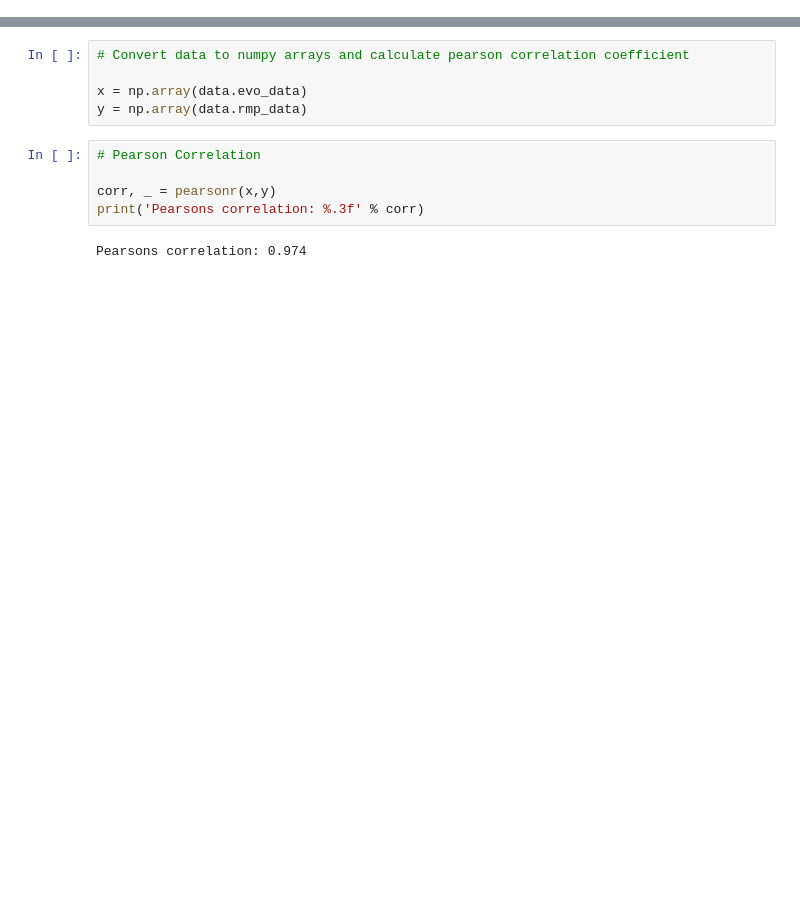
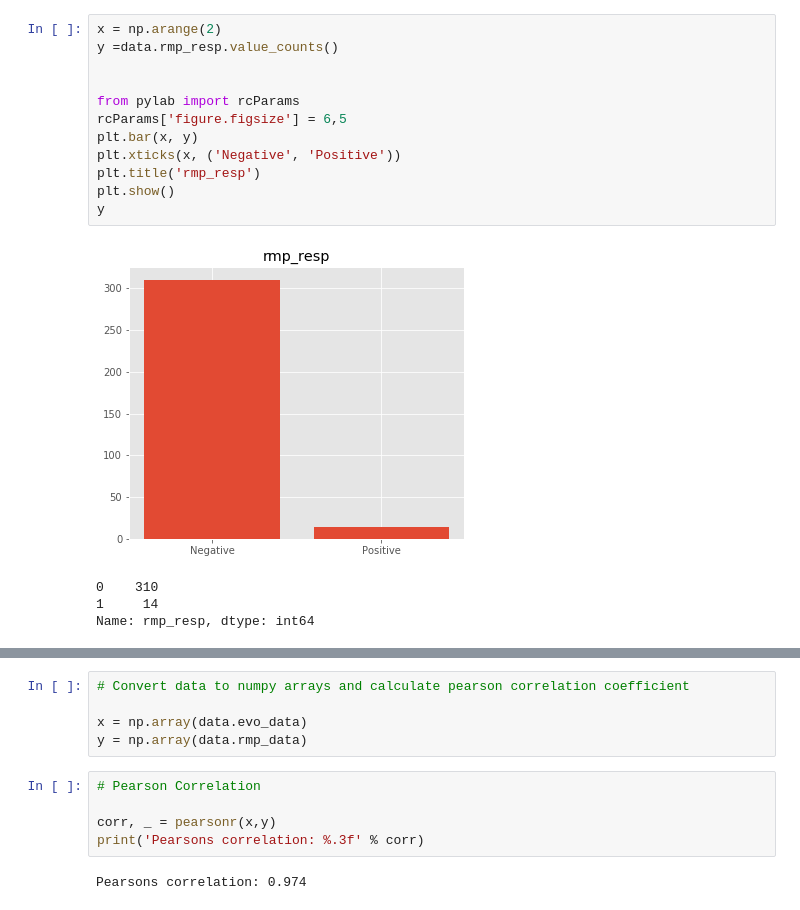
Before and after one commit to aliyarehman/Project, a Jupyter notebook: analysis-HIV.ipynb, the cells around one changed output, grey strips where cells are left out. Saved outputs shown, nothing was run; the diff lists cells and outputs as text; blank space fills up the shorter version.

```diff
--- a/analysis-HIV.ipynb
+++ b/analysis-HIV.ipynb
@@ -45,0 +92,17 @@ MultiIndex(levels=[['evo_data', 'evo_resp', 'id', 'rmp_data', 'rmp_resp']],
+# %%
+x = np.arange(2)
+y =data.rmp_resp.value_counts()
+
+
+from pylab import rcParams
+rcParams['figure.figsize'] = 6,5
+plt.bar(x, y)
+plt.xticks(x, ('Negative', 'Positive'))
+plt.title('rmp_resp')
+plt.show()
+y
+# %% [output]
+[figure, added]
+0    310
+1     14
+Name: rmp_resp, dtype: int64
```
Also changed, not shown: parts of 24 cells of this notebook, 4 other files.
